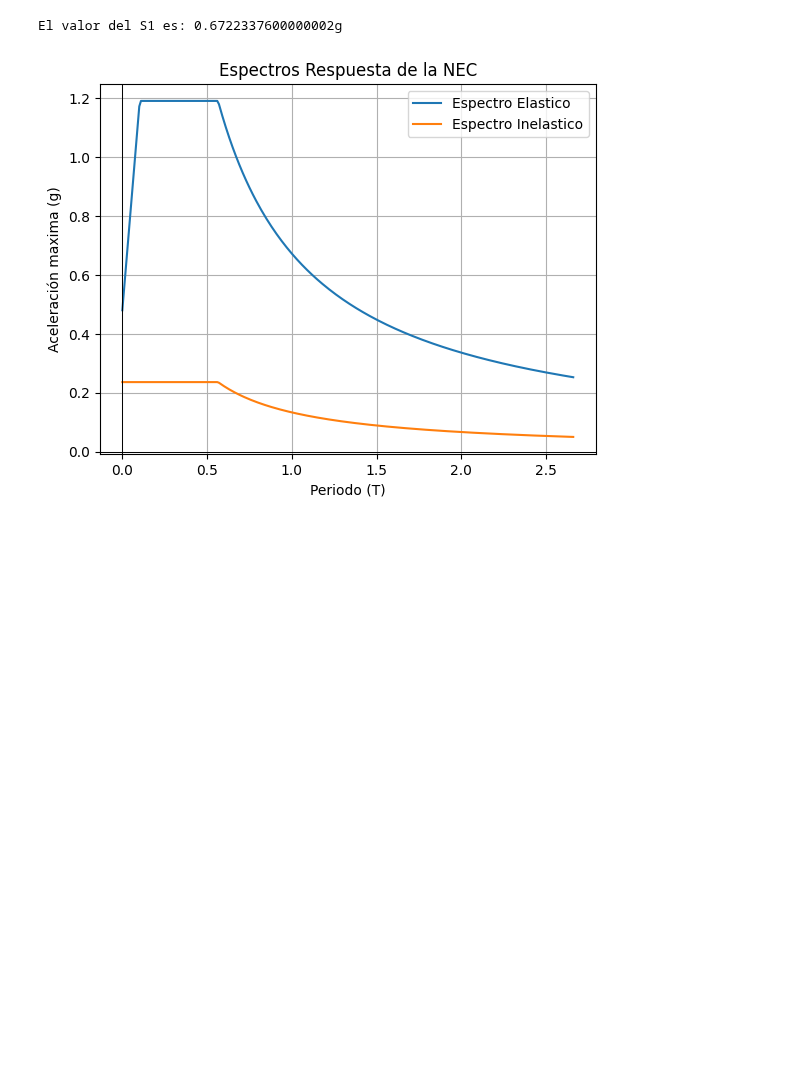
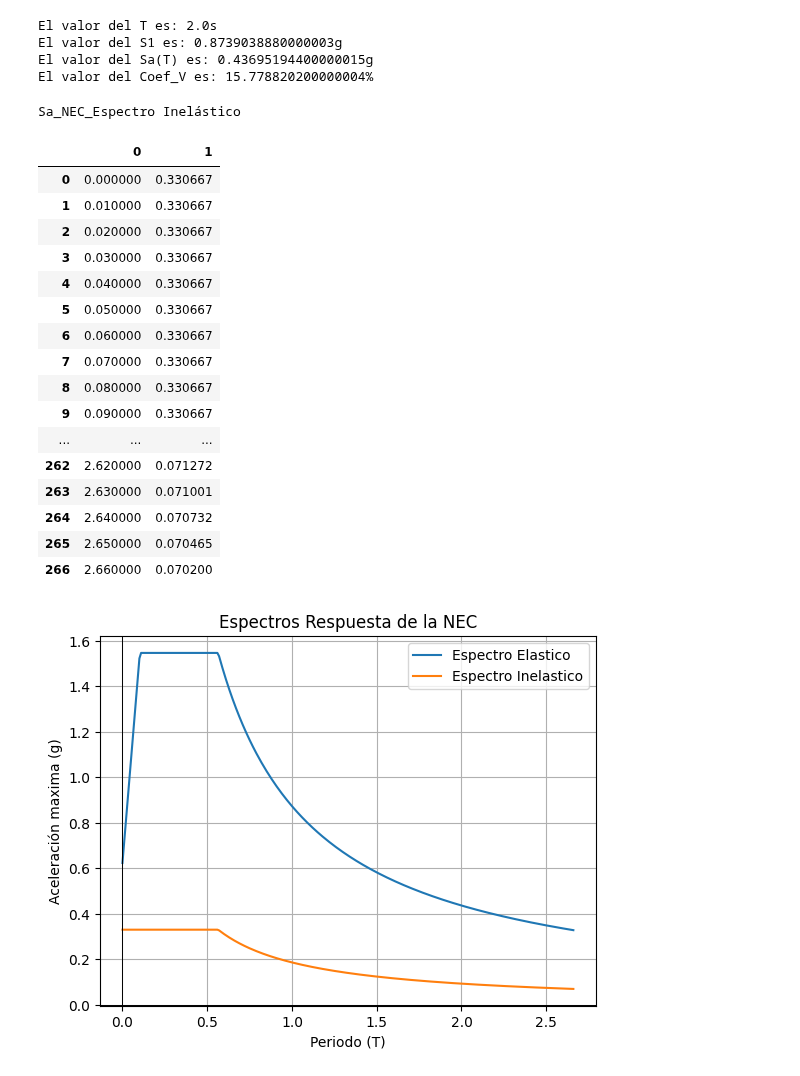
Before and after one commit to NicoJat/Main-codes, a Jupyter notebook: Diseño_Sismoresistente/Espectro_respuesta_ASCE.ipynb, the cells around one changed output. Cells and saved outputs as stored; diff of their text form; code cells hidden in the pictures; blank space fills up the shorter version.

```diff
--- a/Diseño_Sismoresistente/Espectro_respuesta_ASCE.ipynb
+++ b/Diseño_Sismoresistente/Espectro_respuesta_ASCE.ipynb
@@ -27,36 +27,73 @@ n = 2.48
 z = 0.4     #Para un TR475 años
 Imp = 1.3   #Importancia
 rr = 1
-R = 7
+R = 5
 Ss = n*z*(1.5)
 # %%
 Spec, SpecI, Tmp = BN.Spec_NEC(n, z, fa, fd, fs, rr, Imp, R, fip, fie, 1)
 
+Wtot = 40000 #T
+alfa = 0.75
+htot = 120.2
+Cs = 0.055
+T_ = round(Cs*(htot**alfa), 2)
+
 S1 = None
+Sa_T = None
 for fila in Spec:
     if fila[0] == 1:
         S1 = fila[1]
-        break
 
+    if fila[0] == T_:
+        Sa_T = fila[1]
+
+
+V = (Imp*Wtot*Sa_T)/(R*fip*fie)
+Coef_V = (V/Wtot)*100
+
+print(f'El valor del T es: {T_}s')
 print(f'El valor del S1 es: {S1}g')
+print(f'El valor del Sa(T) es: {Sa_T}g')
+print(f'El valor del Coef_V es: {Coef_V}%')
 
 fig, ax = plt.subplots()
 plt.plot(Spec[:,0], Spec[:,1], label='Espectro Elastico')
 plt.plot(SpecI[:,0], SpecI[:,1], label='Espectro Inelastico')
 ax.axhline(0, color='black', linewidth=0.7)
 ax.axvline(0, color='black', linewidth=0.7)
 plt.title('Espectros Respuesta de la NEC')
 plt.xlabel('Periodo (T)')
 plt.ylabel('Aceleración maxima (g)')
 plt.legend()
 plt.grid(True)
 plt.show
 
 tbl_SpecI_NEC = pd.DataFrame(SpecI)
-#display(tbl_SpecI_NEC.style.set_caption('Sa_NEC_Espectro Inelástico'))
+display(tbl_SpecI_NEC.style.set_caption('Sa_NEC_Espectro Inelástico'))
 # %% [output]
-El valor del S1 es: 0.6722337600000002g
+El valor del T es: 2.0s
+El valor del S1 es: 0.8739038880000003g
+El valor del Sa(T) es: 0.43695194400000015g
+El valor del Coef_V es: 15.778820200000004%
+Sa_NEC_Espectro Inelástico
+|  | 0 | 1 |
+| 0 | 0.000000 | 0.330667 |
+| 1 | 0.010000 | 0.330667 |
+| 2 | 0.020000 | 0.330667 |
+| 3 | 0.030000 | 0.330667 |
+| 4 | 0.040000 | 0.330667 |
+| 5 | 0.050000 | 0.330667 |
+| 6 | 0.060000 | 0.330667 |
+| 7 | 0.070000 | 0.330667 |
+| 8 | 0.080000 | 0.330667 |
+| 9 | 0.090000 | 0.330667 |
+| ... | ... | ... |
+| 262 | 2.620000 | 0.071272 |
+| 263 | 2.630000 | 0.071001 |
+| 264 | 2.640000 | 0.070732 |
+| 265 | 2.650000 | 0.070465 |
+| 266 | 2.660000 | 0.070200 |
-[figure, old version]
+[figure, new version]
 # %% [markdown]
 <img src='./images/tabla_11-4-2.png' width='420px' height='350px'>
 # %%
```
Also changed, not shown: parts of 2 cells of this notebook, 30 other files.
